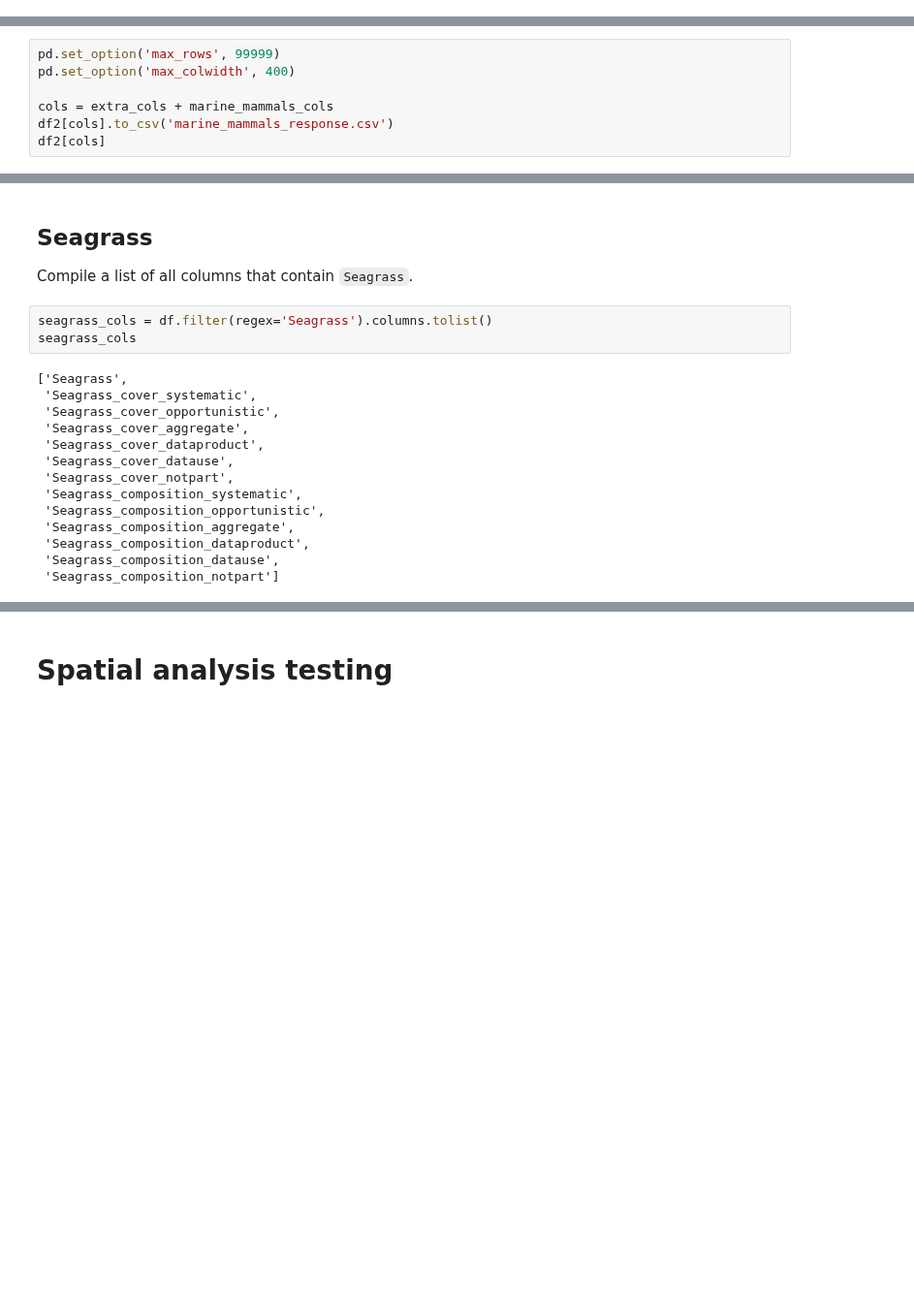
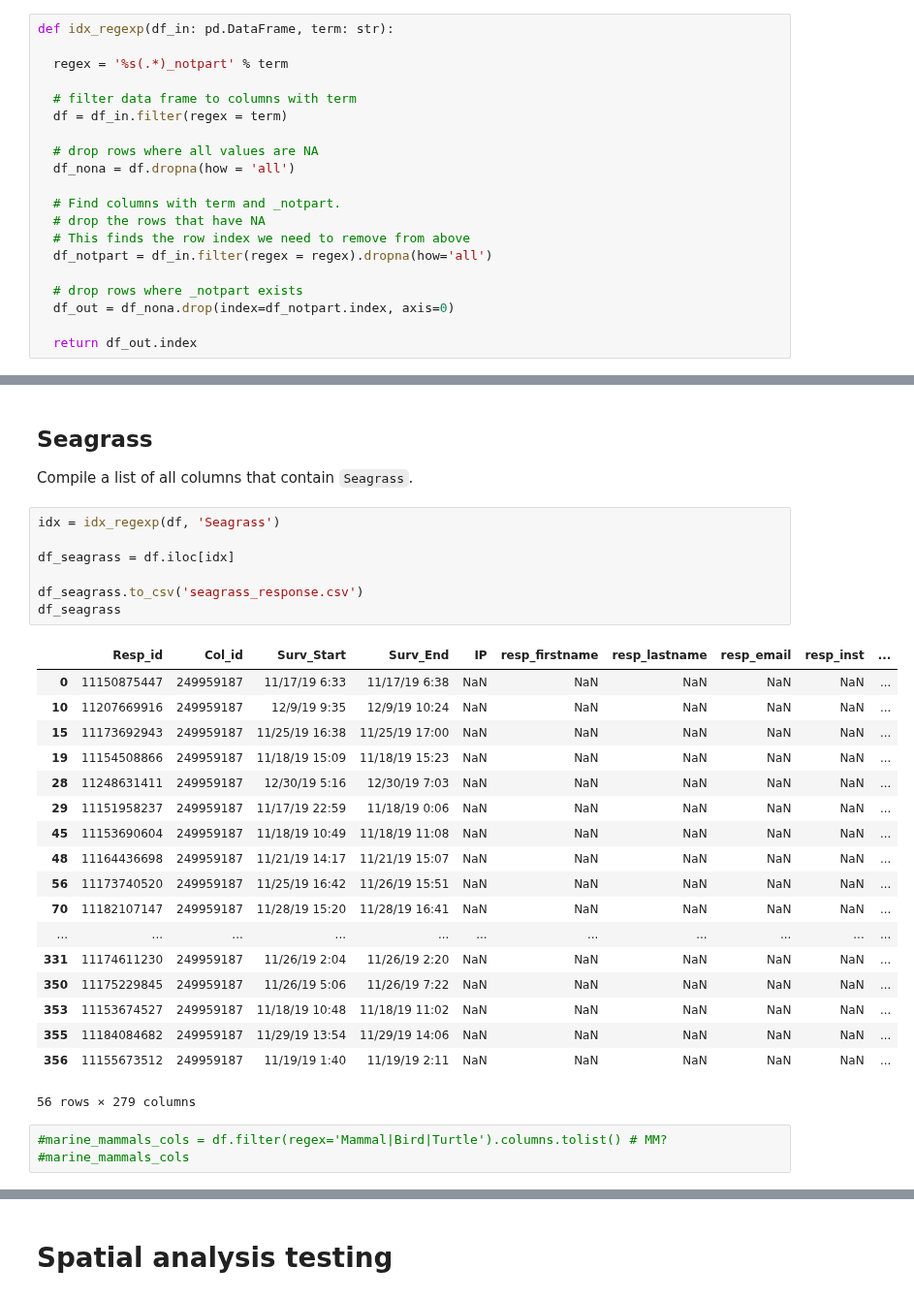
Before and after one commit to MathewBiddle/sandbox, a Jupyter notebook: notebooks/Read_Satterthwaite2021_results.ipynb, the cells around one changed output, grey strips where cells are left out. Shown at 97% size. Cells and saved outputs as stored; diff of their text form; blank space fills up the shorter version.

Commit message:
Made the filter a function

```diff
--- a/notebooks/Read_Satterthwaite2021_results.ipynb
+++ b/notebooks/Read_Satterthwaite2021_results.ipynb
@@ -55,3 +53,23 @@ extra_cols = ['prog_name','prog_url','resp_firstname','resp_lastname','resp_emai
+# %%
+def idx_regexp(df_in: pd.DataFrame, term: str):
+
+  regex = '%s(.*)_notpart' % term
+
+  # filter data frame to columns with term
+  df = df_in.filter(regex = term)
+
+  # drop rows where all values are NA
+  df_nona = df.dropna(how = 'all')
+
+  # Find columns with term and _notpart.
+  # drop the rows that have NA
+  # This finds the row index we need to remove from above
+  df_notpart = df_in.filter(regex = regex).dropna(how='all')
+
+  # drop rows where _notpart exists
+  df_out = df_nona.drop(index=df_notpart.index, axis=0)
+
+  return df_out.index
 # %% [markdown]
 ## Marine Mammals
 
@@ -114,7 +76,0 @@ Now save and print out the data of interest.
-# %%
-pd.set_option('max_rows', 99999)
-pd.set_option('max_colwidth', 400)
-
-cols = extra_cols + marine_mammals_cols
-df2[cols].to_csv('marine_mammals_response.csv')
-df2[cols]
@@ -139,20 +98,32 @@ df2[cols]
 # %% [markdown]
 ## Seagrass
 Compile a list of all columns that contain `Seagrass`.
+# %%
+idx = idx_regexp(df, 'Seagrass')
+
+df_seagrass = df.iloc[idx]
+
+df_seagrass.to_csv('seagrass_response.csv')
+df_seagrass
+# %% [output]
+|  | Resp_id | Col_id | Surv_Start | Surv_End | IP | resp_firstname | resp_lastname | resp_email | resp_inst | ... |
+| 0 | 11150875447 | 249959187 | 11/17/19 6:33 | 11/17/19 6:38 | NaN | NaN | NaN | NaN | NaN | ... |
+| 10 | 11207669916 | 249959187 | 12/9/19 9:35 | 12/9/19 10:24 | NaN | NaN | NaN | NaN | NaN | ... |
+| 15 | 11173692943 | 249959187 | 11/25/19 16:38 | 11/25/19 17:00 | NaN | NaN | NaN | NaN | NaN | ... |
+| 19 | 11154508866 | 249959187 | 11/18/19 15:09 | 11/18/19 15:23 | NaN | NaN | NaN | NaN | NaN | ... |
+| 28 | 11248631411 | 249959187 | 12/30/19 5:16 | 12/30/19 7:03 | NaN | NaN | NaN | NaN | NaN | ... |
+| 29 | 11151958237 | 249959187 | 11/17/19 22:59 | 11/18/19 0:06 | NaN | NaN | NaN | NaN | NaN | ... |
+| 45 | 11153690604 | 249959187 | 11/18/19 10:49 | 11/18/19 11:08 | NaN | NaN | NaN | NaN | NaN | ... |
+| 48 | 11164436698 | 249959187 | 11/21/19 14:17 | 11/21/19 15:07 | NaN | NaN | NaN | NaN | NaN | ... |
+| 56 | 11173740520 | 249959187 | 11/25/19 16:42 | 11/26/19 15:51 | NaN | NaN | NaN | NaN | NaN | ... |
+| 70 | 11182107147 | 249959187 | 11/28/19 15:20 | 11/28/19 16:41 | NaN | NaN | NaN | NaN | NaN | ... |
+| ... | ... | ... | ... | ... | ... | ... | ... | ... | ... | ... |
+| 331 | 11174611230 | 249959187 | 11/26/19 2:04 | 11/26/19 2:20 | NaN | NaN | NaN | NaN | NaN | ... |
+| 350 | 11175229845 | 249959187 | 11/26/19 5:06 | 11/26/19 7:22 | NaN | NaN | NaN | NaN | NaN | ... |
+| 353 | 11153674527 | 249959187 | 11/18/19 10:48 | 11/18/19 11:02 | NaN | NaN | NaN | NaN | NaN | ... |
+| 355 | 11184084682 | 249959187 | 11/29/19 13:54 | 11/29/19 14:06 | NaN | NaN | NaN | NaN | NaN | ... |
+| 356 | 11155673512 | 249959187 | 11/19/19 1:40 | 11/19/19 2:11 | NaN | NaN | NaN | NaN | NaN | ... |
+56 rows × 279 columns
 # %%
-seagrass_cols = df.filter(regex='Seagrass').columns.tolist()
-seagrass_cols
+#marine_mammals_cols = df.filter(regex='Mammal|Bird|Turtle').columns.tolist() # MM?
+#marine_mammals_cols
-# %% [output]
-['Seagrass',
- 'Seagrass_cover_systematic',
- 'Seagrass_cover_opportunistic',
- 'Seagrass_cover_aggregate',
- 'Seagrass_cover_dataproduct',
- 'Seagrass_cover_datause',
- 'Seagrass_cover_notpart',
- 'Seagrass_composition_systematic',
- 'Seagrass_composition_opportunistic',
- 'Seagrass_composition_aggregate',
- 'Seagrass_composition_dataproduct',
- 'Seagrass_composition_datause',
- 'Seagrass_composition_notpart']
```
Also changed, not shown: parts of 15 cells of this notebook.
